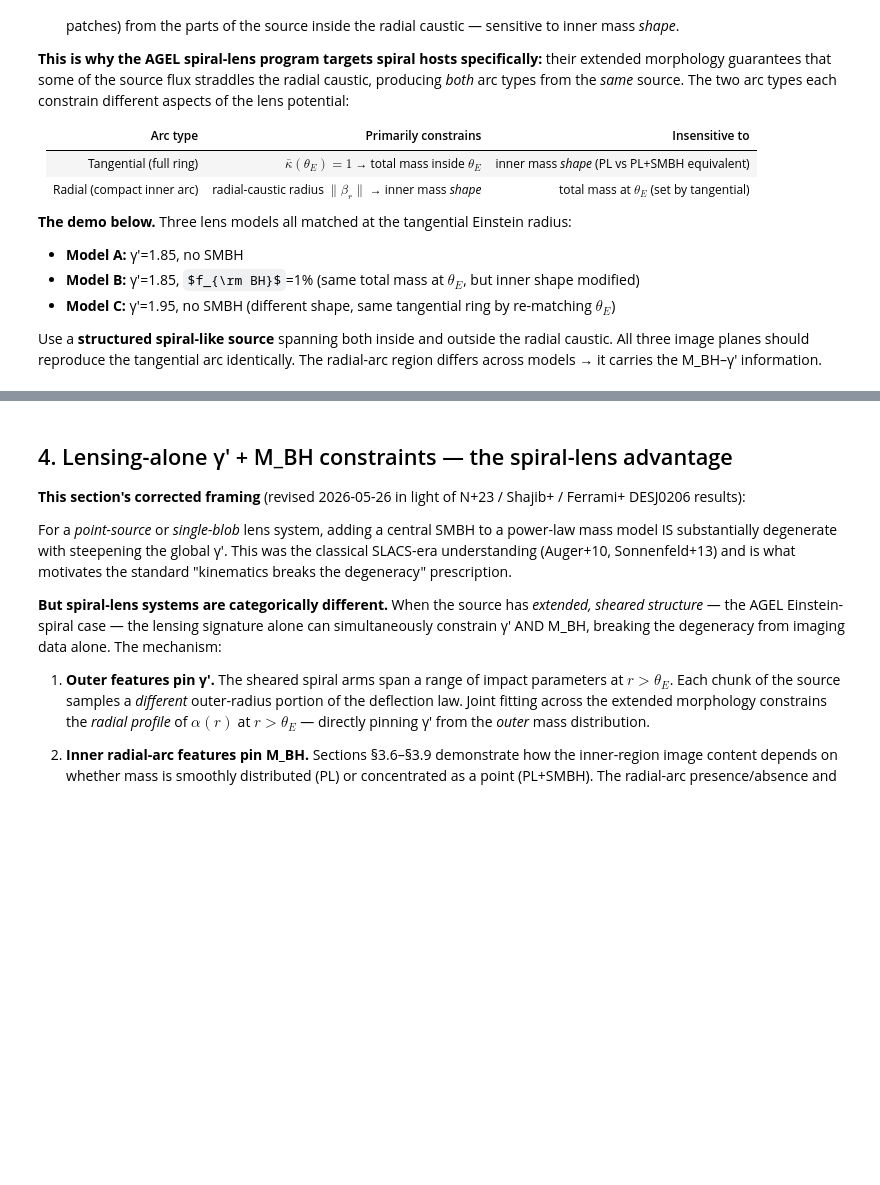
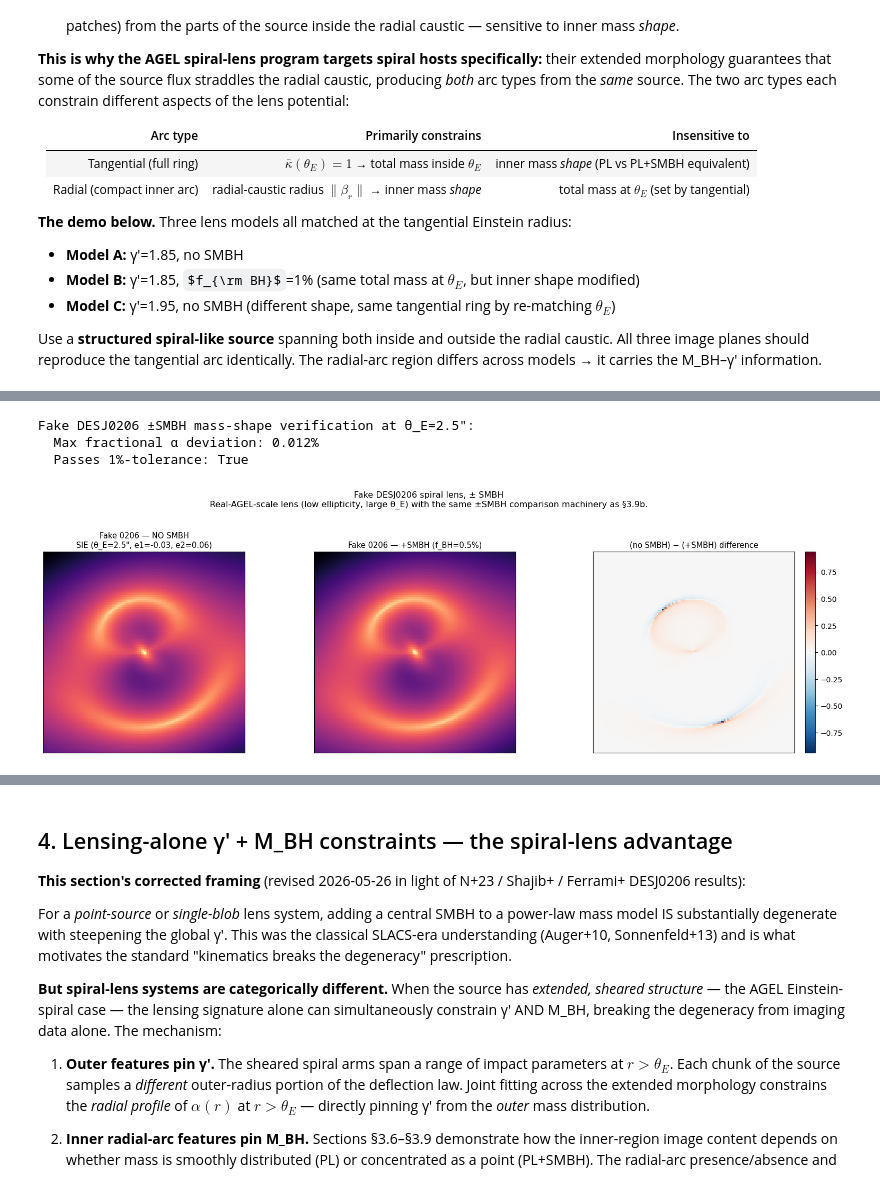
Before and after one commit to rodelcr/Learning_to_Autolens, a Jupyter notebook: Modules/15_Radial_Arcs_Caustic_Topology/15_radial_arcs.ipynb, the cells around one changed output, grey strips where cells are left out. Saved outputs shown, nothing was run; the diff lists cells and outputs as text; code cells hidden in the pictures; some formulas as TeX source; blank space fills up the shorter version.

```diff
--- a/Modules/15_Radial_Arcs_Caustic_Topology/15_radial_arcs.ipynb
+++ b/Modules/15_Radial_Arcs_Caustic_Topology/15_radial_arcs.ipynb
@@ -1437,0 +1469,67 @@ The 20,000-image dataset that project produces is *exactly* the training set you
+# %%
+# §3.10 — fake DESJ0206 lens.
+# Real DESJ0206 has θ_E=3.88\". We scale down to θ_E=2.5\" for visualisation (avoids needing
+# a very large field-of-view); the qualitative ±SMBH comparison is preserved.
+
+# Fake 0206 lens parameters
+FAKE_0206_TARGET = 2.5         # arcsec; scaled from real 3.88 for visualisation
+FAKE_0206_E1 = -0.03           # nearly round (Ferrami+ actual values)
+FAKE_0206_E2 = 0.06
+FAKE_0206_F_BH = 0.005         # ~2.5% mass corresponds to M_BH/M_total — roughly matches Ferrami+
+
+# Source for fake 0206 — elongated multi-arm-like Sersic, centred to straddle the radial caustic
+fake_src_e1, fake_src_e2 = q_phi_to_ell_comps(q=0.30, phi_rad=1.0)
+fake_src_kwargs = dict(centre=(0.4, 0.2), ell_comps=(fake_src_e1, fake_src_e2),
+                       intensity=1.0, effective_radius=1.5, sersic_index=1.9)
+
+# Grid: a bit larger field of view to fit the bigger Einstein ring
+FAKE_FOV = 4.0
+fake_grid = al.Grid2D.uniform(over_sample_size=1, shape_native=(NPIX, NPIX), pixel_scales=2*FAKE_FOV/NPIX)
+fake_extent = [-FAKE_FOV, FAKE_FOV, -FAKE_FOV, FAKE_FOV]
+
+tracer_fake_noBH = build_sie_smbh_tracer(theta_E_target=FAKE_0206_TARGET,
+                                            e1=FAKE_0206_E1, e2=FAKE_0206_E2,
+                                            f_BH=0.0, source_kwargs=fake_src_kwargs,
+                                            include_lens_light=True)
+tracer_fake_BH = build_sie_smbh_tracer(theta_E_target=FAKE_0206_TARGET,
+                                         e1=FAKE_0206_E1, e2=FAKE_0206_E2,
+                                         f_BH=FAKE_0206_F_BH, source_kwargs=fake_src_kwargs,
+                                         include_lens_light=True)
+
+# Mass-shape verification
+result = verify_alpha_matches_baseline(tracer_fake_BH, tracer_fake_noBH, theta_target=FAKE_0206_TARGET)
+print(f'Fake DESJ0206 ±SMBH mass-shape verification at θ_E={FAKE_0206_TARGET}\":')
+print(f'  Max fractional α deviation: {result["max_frac_dev"]*100:.3f}%')
+print(f'  Passes 1%-tolerance: {result["matches_within_1pct"]}\n')
+
+img_fake_noBH = tracer_fake_noBH.image_2d_from(grid=fake_grid).native
+img_fake_BH = tracer_fake_BH.image_2d_from(grid=fake_grid).native
+diff_fake = img_fake_noBH - img_fake_BH
+vmax = max(img_fake_BH.max(), img_fake_noBH.max())
+dvm = float(np.abs(diff_fake).max())
+
+fig, axes = plt.subplots(1, 3, figsize=(16, 5.2))
+for col, (img, title, cmap, is_diff) in enumerate([
+    (img_fake_noBH, f'Fake 0206 — NO SMBH\nSIE (θ_E={FAKE_0206_TARGET}\", e1={FAKE_0206_E1}, e2={FAKE_0206_E2})', 'magma', False),
+    (img_fake_BH,   f'Fake 0206 — +SMBH (f_BH={FAKE_0206_F_BH*100:.1f}%)', 'magma', False),
+    (diff_fake,     '(no SMBH) − (+SMBH) difference', 'RdBu_r', True),
+]):
+    ax = axes[col]
+    if is_diff:
+        im = ax.imshow(img, extent=fake_extent, origin='lower', cmap=cmap, vmin=-dvm, vmax=dvm)
+        plt.colorbar(im, ax=ax, fraction=0.046, pad=0.04)
+    else:
+        ax.imshow(img, extent=fake_extent, origin='lower', cmap=cmap,
+                  norm=LogNorm(vmin=max(vmax*1e-3, 1e-8), vmax=vmax))
+    ax.set_aspect('equal'); ax.set_xticks([]); ax.set_yticks([])
+    ax.set_title(title, fontsize=10.5)
+
+fig.suptitle('Fake DESJ0206 spiral lens, ± SMBH\n'
+             'Real-AGEL-scale lens (low ellipticity, large θ_E) with the same ±SMBH comparison machinery as §3.9b.',
+             fontsize=11.5)
+plt.tight_layout(rect=[0, 0, 1, 0.92]); plt.show()
+# %% [output]
+Fake DESJ0206 ±SMBH mass-shape verification at θ_E=2.5":
+  Max fractional α deviation: 0.012%
+  Passes 1%-tolerance: True
+[figure, added]
```
Also changed, not shown: parts of 28 cells of this notebook, 1 other file.
